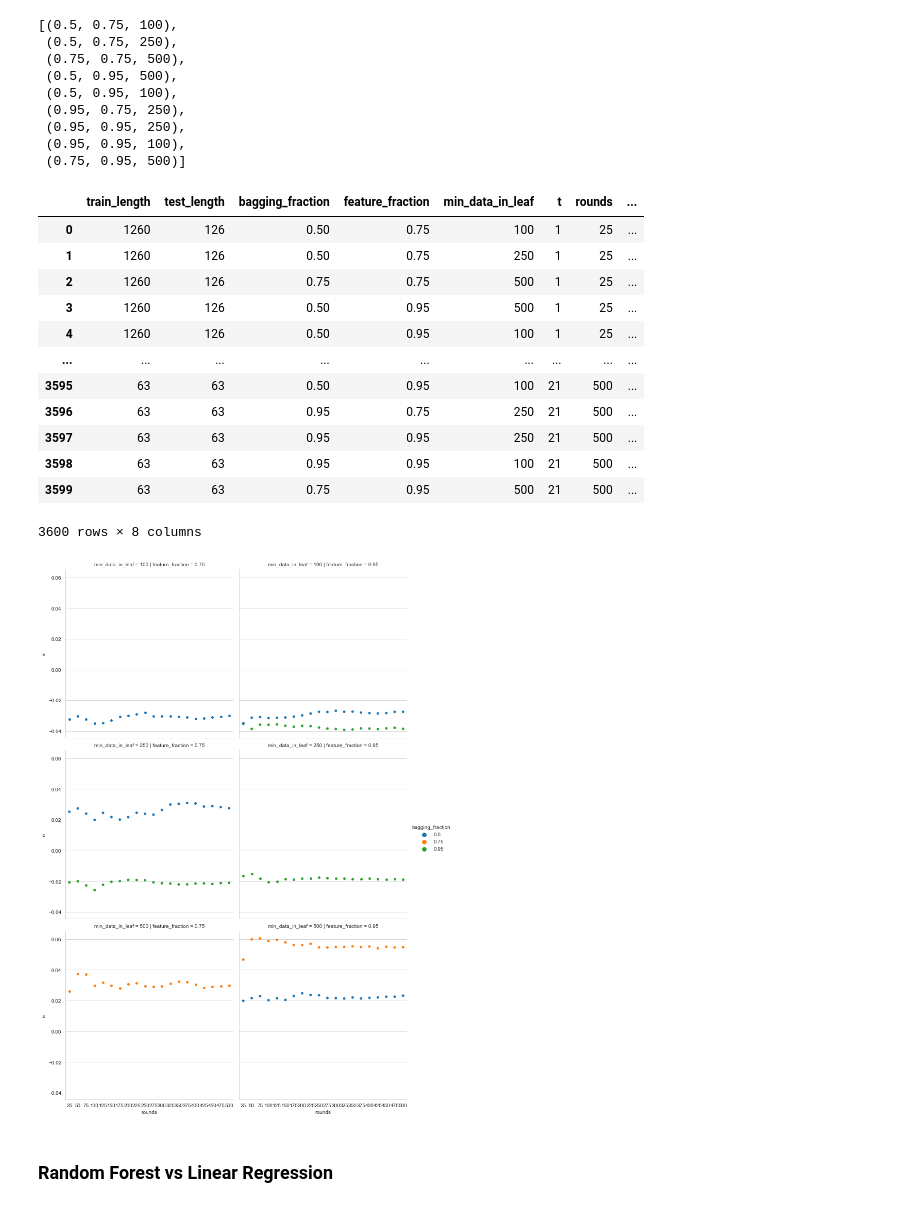
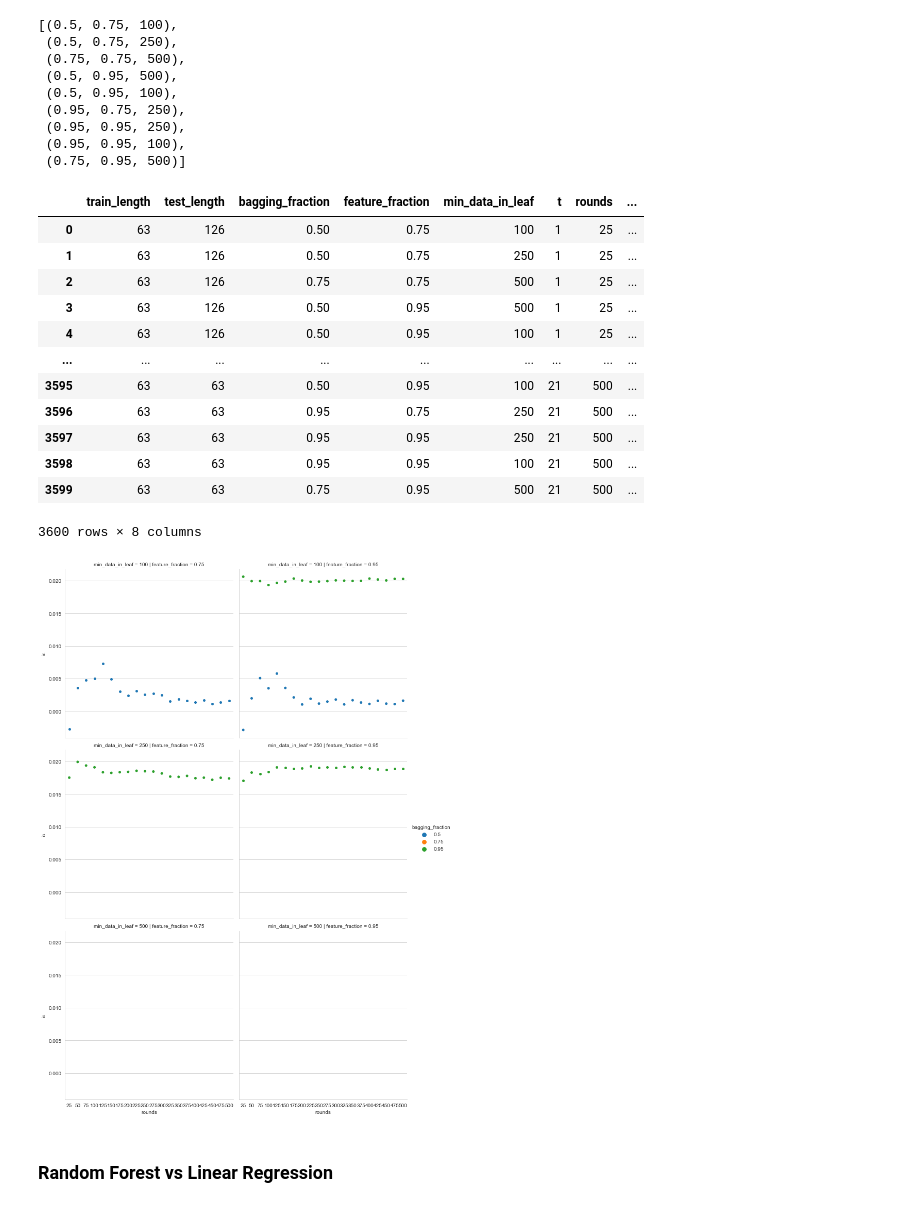
Before and after one commit to specialforcea/PaperTrading, a Jupyter notebook: models/training/sector_signals.ipynb, the cells around one changed output. Saved outputs shown, nothing was run; the diff lists cells and outputs as text; code cells hidden in the pictures.

```diff
--- a/models/training/sector_signals.ipynb
+++ b/models/training/sector_signals.ipynb
@@ -426,7 +426,7 @@ Now we take the following steps:
 # %%
 for lookahead in lookaheads:
     for train_length, test_length in test_params_:
-        n_splits = int(4 * YEAR / test_length)
+        n_splits = int(5 * YEAR / test_length)
         print(f'Lookahead: {lookahead:2.0f} | Train: {train_length:3.0f} | '
               f'Test: {test_length:2.0f} | Params: {len(cv_params_):3.0f}')
 
@@ -914,11 +913,11 @@ cv_params_
 ic
 # %% [output]
 |  | train_length | test_length | bagging_fraction | feature_fraction | min_data_in_leaf | t | rounds | ... |
-| 0 | 1260 | 126 | 0.50 | 0.75 | 100 | 1 | 25 | ... |
-| 1 | 1260 | 126 | 0.50 | 0.75 | 250 | 1 | 25 | ... |
-| 2 | 1260 | 126 | 0.75 | 0.75 | 500 | 1 | 25 | ... |
-| 3 | 1260 | 126 | 0.50 | 0.95 | 500 | 1 | 25 | ... |
-| 4 | 1260 | 126 | 0.50 | 0.95 | 100 | 1 | 25 | ... |
+| 0 | 63 | 126 | 0.50 | 0.75 | 100 | 1 | 25 | ... |
+| 1 | 63 | 126 | 0.50 | 0.75 | 250 | 1 | 25 | ... |
+| 2 | 63 | 126 | 0.75 | 0.75 | 500 | 1 | 25 | ... |
+| 3 | 63 | 126 | 0.50 | 0.95 | 500 | 1 | 25 | ... |
+| 4 | 63 | 126 | 0.50 | 0.95 | 100 | 1 | 25 | ... |
 | ... | ... | ... | ... | ... | ... | ... | ... | ... |
 | 3595 | 63 | 63 | 0.50 | 0.95 | 100 | 21 | 500 | ... |
 | 3596 | 63 | 63 | 0.95 | 0.75 | 250 | 21 | 500 | ... |
@@ -927,20 +926,20 @@ ic
 | 3599 | 63 | 63 | 0.75 | 0.95 | 500 | 21 | 500 | ... |
 3600 rows × 8 columns
 # %%
-t = 10
-train_length = 5*YEAR
+t = 1
+train_length = 63
 test_length = 126
 g = sns.catplot(x='rounds',
     y='ic',
     col='feature_fraction',
     hue='bagging_fraction',
     row='min_data_in_leaf',
     data=ic[(ic.t == t) &
             (ic.train_length == train_length) &
             (ic.test_length == test_length)],
-    kind='swarm');
+    kind='swarm')
 # %% [output]
-[figure, old version]
+[figure, new version]
 # %% [markdown]
 ### Random Forest vs Linear Regression
 # %% [markdown]
```
Also changed, not shown: parts of 25 cells of this notebook, 4 other files.
